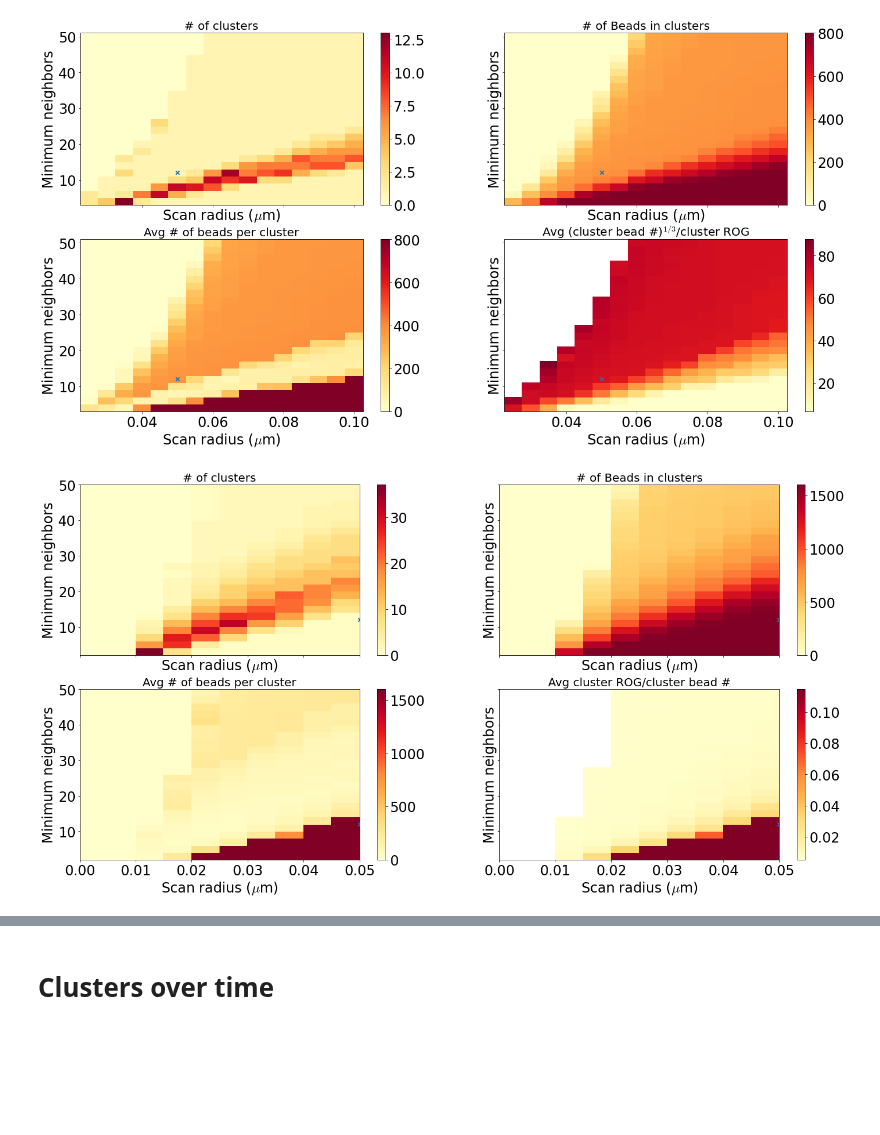
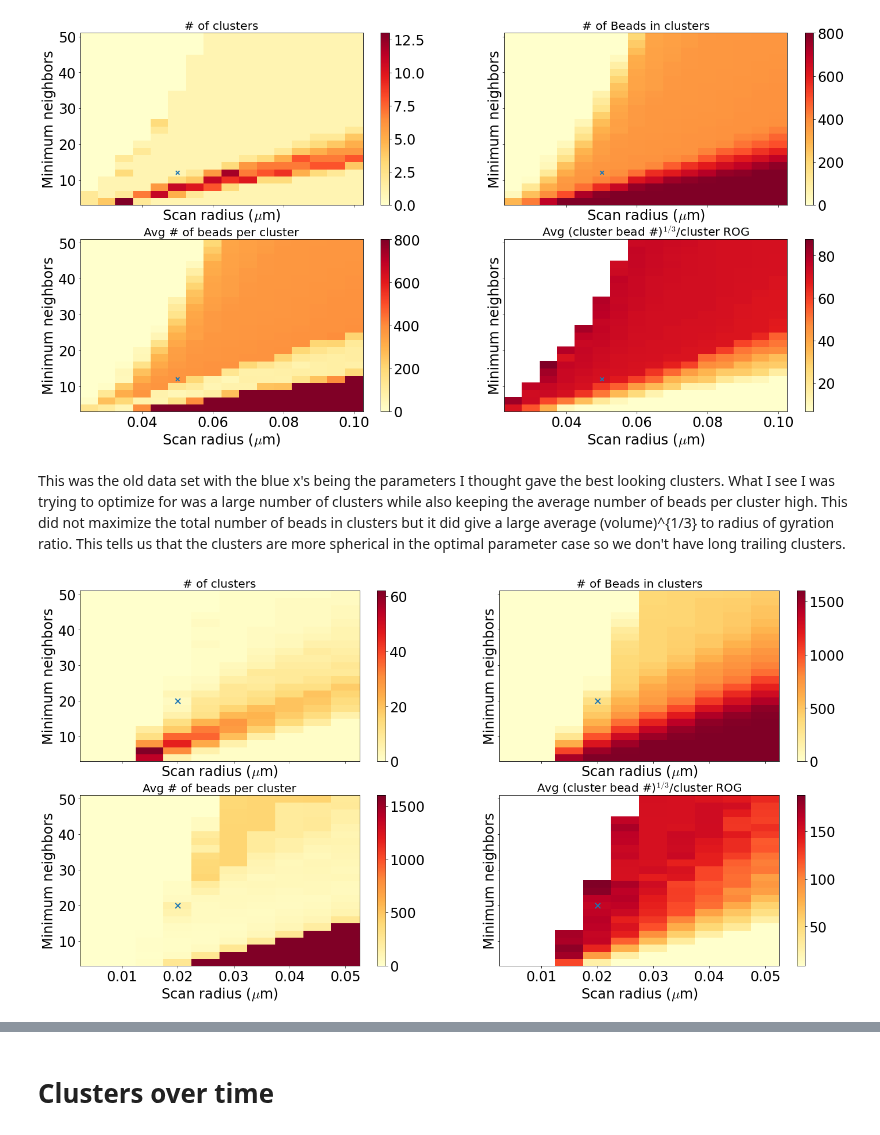
Before and after one commit to palladio11/aLENS_analysis, a Jupyter notebook: notebooks/chromatin_notebooks/Dyn_cond_figs/1-Clustering_param_testing.ipynb, the cells around one changed output, grey strips where cells are left out. Saved outputs shown, nothing was run; the diff lists cells and outputs as text; code cells hidden in the pictures; blank space fills up the shorter version.

Commit message:
Added kymographing and new separation analysis

```diff
--- a/notebooks/chromatin_notebooks/Dyn_cond_figs/1-Clustering_param_testing.ipynb
+++ b/notebooks/chromatin_notebooks/Dyn_cond_figs/1-Clustering_param_testing.ipynb
@@ -115,6 +200,7 @@ ss_ind = 1
 end_ind = -1
 start_bead = 0
 end_bead = None
+time_ind = -1
 
 fig, axarr = plt.subplots(4, 1, figsize=(18, 12), sharex=True, sharey=True)
 with h5py.File(next(data_path.glob('analysis/raw*.h5')), 'r+') as h5_data:
@@ -124,8 +210,9 @@ with h5py.File(next(data_path.glob('analysis/raw*.h5')), 'r+') as h5_data:
     com_arr = .5 * (sy_dat[:, 2:5, :] + sy_dat[:, 5:8, :])
 
     clust, cluster_centers, cluster_label_inds = cla.identify_spatial_clusters(
-        com_arr[:, :, -1], eps=.020, min_samples=15)
+        com_arr[:, :, time_ind], eps=.020, min_samples=20, thresh=1)
 
 
-    cgf.graph_clust_snapshot(fig, axarr, com_arr[:,:,-1], clust, cluster_centers, cluster_label_inds)
+    _ = cgf.graph_clust_snapshot(fig, axarr, com_arr[:,:,time_ind], clust, cluster_centers, cluster_label_inds)
+    _ = axarr[0].set_ylim(-.3, .3)
 # %% [output]
@@ -333,19 +304,0 @@ with h5py.File(next(data_path.glob('analysis/*.h5')), 'r+') as h5_data:
-# %%
-fig, axarr = plt.subplots(1, 3, figsize=(24, 6), sharex=True, sharey=True)
-plt.rcParams['pcolor.shading'] = 'auto'
-c0 = axarr[0].pcolor(X,Y, clust_num_mat.T)
-c1 = axarr[1].pcolor(X,Y, beads_in_clust_mat.T)
-c2 = axarr[2].pcolor(X,Y, avg_bead_per_clust_mat.T)
-cbar0 = fig.colorbar(c0, ax=axarr[0])
-cbar1 = fig.colorbar(c1, ax=axarr[1])
-cbar2 = fig.colorbar(c2, ax=axarr[2])
-_ = axarr[0].set_title(f'# of clusters')
-_ = axarr[1].set_title(f'# of Beads in clusters')
-_ = axarr[2].set_title(f'Avg # of beads per cluster')
-for ax in axarr:
-    _ = ax.scatter(.05, 12, marker='*', color='b', s=100)
-    _ = ax.set_xlabel('eps')
-    _ = ax.set_ylabel('min_samples')
-
-
-   # cgf.graph_clust_snapshot(axarr, com_arr[:,:,-1], clust, cluster_centers, cluster_label_inds)
@@ -440,20 +370,23 @@ for ax in axarr:
     _ = ax.set_ylabel('Minimum neighbors')
 # %% [output]
 [figure]
+# %% [markdown]
+This was the old data set with the blue x's being the parameters I thought gave the best looking clusters. What I see I was trying to optimize for was a large number of clusters while also keeping the average number of beads per cluster high. This did not maximize the total number of beads in clusters but it did give a large average (volume)^{1/3} to radius of gyration ratio. This tells us that the clusters are more spherical in the optimal parameter case so we don't have long trailing clusters.
 # %%
 data_path = (ceph_path /"23-10-17_aLc1_scan8.12_line1600_5umPin_2xKe.1-300/simulations/Ke30/s1/")
-ss_ind = -500
+ss_ind = 1
 end_ind = -1
 start_bead = 0
+n_skip = 10
 end_bead = None
 
 fig, axarr = plt.subplots(2, 2, figsize=(24, 12), sharex=True, sharey=True)
 axarr = axarr.flatten()
-with h5py.File(next(data_path.glob('analysis/*.h5')), 'r+') as h5_data:
-    time_arr = h5_data['time'][ss_ind:end_ind]
+with h5py.File(next(data_path.glob('analysis/raw*.h5')), 'r+') as h5_data:
+    time_arr = h5_data['time'][ss_ind:end_ind:n_skip]
 
     sy_dat = h5_data['raw_data/sylinders'][start_bead:end_bead,
-                                           :, ss_ind:end_ind]
+                                           :, ss_ind:end_ind:n_skip]
     com_arr = .5 * (sy_dat[:, 2:5, :] + sy_dat[:, 5:8, :])
 
     eps = np.arange(.005, .055, .005)
@@ -464,36 +397,36 @@ with h5py.File(next(data_path.glob('analysis/*.h5')), 'r+') as h5_data:
     avg_rog_mat = np.zeros((eps.size, min_sample.size))
     for i, e in enumerate(eps):
         for j, m in enumerate(min_sample):
             # print(f"i={i}, j={j}")
             clust, cluster_centers, cluster_label_inds = cla.identify_spatial_clusters(
-                com_arr[:, :, -1], eps=e, min_samples=m, thresh=12, verbose=False)
+                com_arr[:, :, -1], eps=e, min_samples=m, thresh=1, verbose=False)
             clust_num_mat[i,j] = len(cluster_centers)
             if clust_num_mat[i,j] == 0:
                 beads_in_clust_mat[i,j] = 0
                 avg_bead_per_clust_mat[i,j] = 0
                 avg_rog_mat[i,j] = np.nan
                 continue
             beads_in_clust_mat[i,j] = sum([len(cli) for cli in cluster_label_inds])
             avg_bead_per_clust_mat[i,j] = np.mean([len(cli) for cli in cluster_label_inds])
             avg_rog_mat[i,j] = np.mean([ca.calc_rad_of_gyration(com_arr[cli,:,end_ind,np.newaxis])/np.cbrt(len(cli)) for cli in cluster_label_inds])
 
 
-X, Y = np.meshgrid(eps-.0025, min_sample-1)
+X, Y = np.meshgrid(eps, min_sample)
 c0 = axarr[0].pcolor(X,Y, clust_num_mat.T)
 c1 = axarr[1].pcolor(X,Y, beads_in_clust_mat.T)
 c2 = axarr[2].pcolor(X,Y, avg_bead_per_clust_mat.T)
-c3 = axarr[3].pcolor(X,Y, avg_rog_mat.T)
+c3 = axarr[3].pcolor(X,Y, 1/avg_rog_mat.T)
 cbar0 = fig.colorbar(c0, ax=axarr[0])
 cbar1 = fig.colorbar(c1, ax=axarr[1])
 cbar2 = fig.colorbar(c2, ax=axarr[2])
 cbar3 = fig.colorbar(c3, ax=axarr[3])
 _ = axarr[0].set_title(f'# of clusters')
 _ = axarr[1].set_title(f'# of Beads in clusters')
 _ = axarr[2].set_title(f'Avg # of beads per cluster')
-_ = axarr[3].set_title(f'Avg cluster ROG/cluster bead #')
+_ = axarr[3].set_title('Avg (cluster bead #)$^{1/3}$/cluster ROG')
 for ax in axarr:
-    _ = ax.scatter(.05, 12, s=40, marker='x')
+    _ = ax.scatter(.02, 20, s=80, marker='x')
     _ = ax.set_xlabel('Scan radius ($\mu$m)')
     _ = ax.set_ylabel('Minimum neighbors')
 # %% [output]
-[figure, old version]
+[figure, new version]
```
Also changed, not shown: parts of 31 cells of this notebook, 4 other files.
